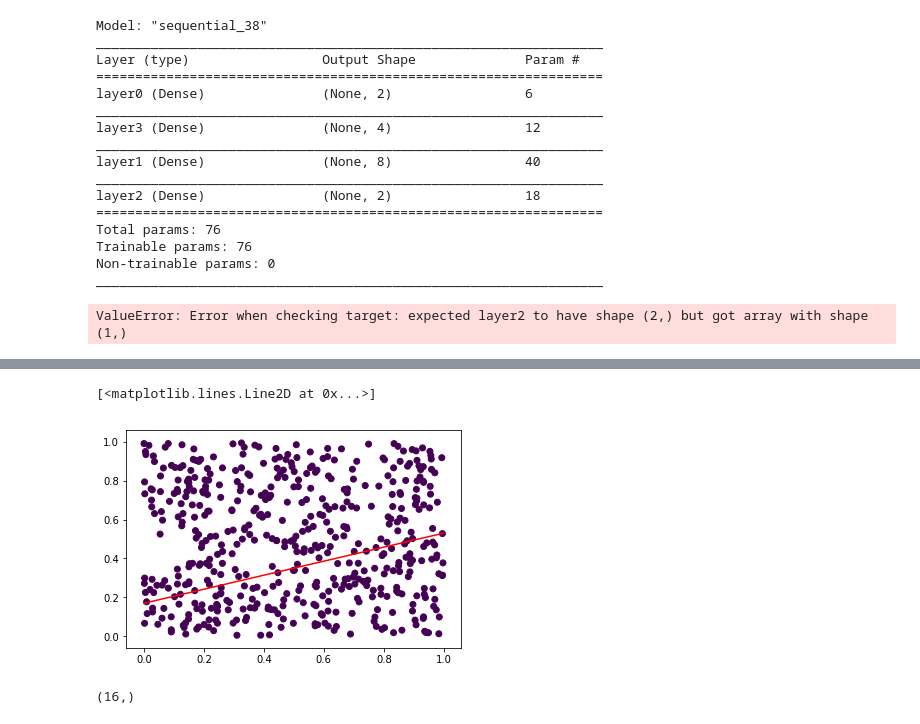
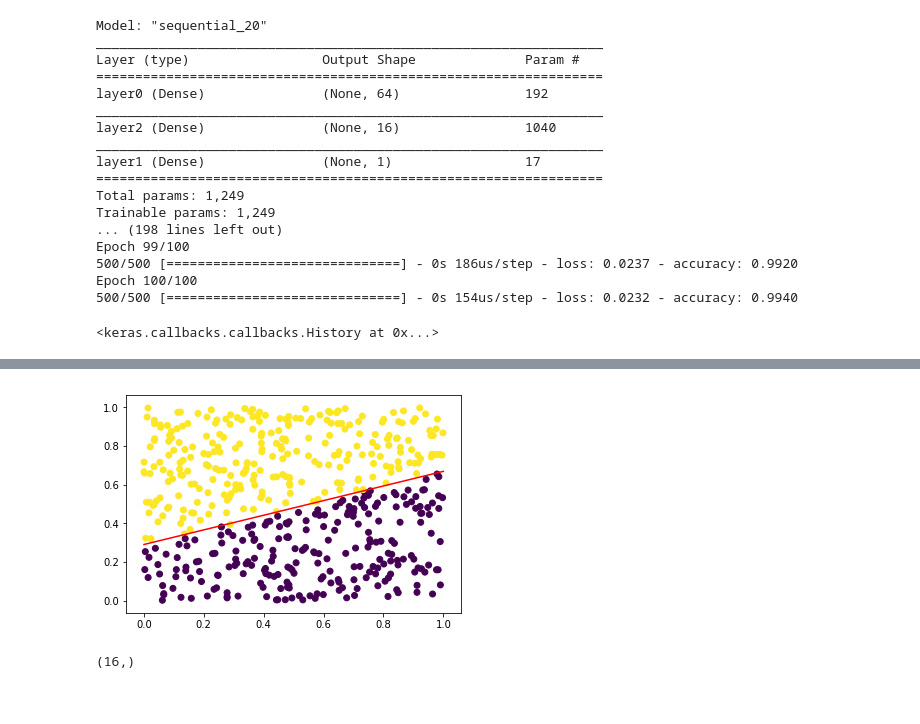
Before and after one commit to veictry/pickerr, a Jupyter notebook: demo_jupy.ipynb, the cells around one changed output, grey strips where cells are left out. Saved outputs shown, nothing was run; the diff lists cells and outputs as text; code cells hidden in the pictures.

```diff
--- a/demo_jupy.ipynb
+++ b/demo_jupy.ipynb
@@ -28,40 +28,39 @@ from keras.layers import Dense
 x_train = xn
 y_train = yn
 model = Sequential()
-model.add(Dense(2, input_shape=(2,), activation='relu', name='layer0'))
-model.add(Dense(4, activation='relu', name='layer3'))
-model.add(Dense(8, activation='relu', name='layer1'))
-model.add(Dense(2, activation='softmax', name='layer2'))
-model.compile(optimizer='adam',
-              loss='categorical_crossentropy',
+model.add(Dense(64, input_shape=(2,), activation='relu', name='layer0'))
+model.add(Dense(16, activation='relu', name='layer2'))
+model.add(Dense(1, activation='sigmoid', name='layer1'))
+model.compile(optimizer='rmsprop',
+              loss='binary_crossentropy',
               metrics=['accuracy'])
 model.summary()
 model.fit(x_train, y_train,
           epochs=100,
-          batch_size=8
+          batch_size=32
           )
 # %% [output]
-Model: "sequential_38"
+Model: "sequential_20"
 _________________________________________________________________
 Layer (type)                 Output Shape              Param #
 =================================================================
-layer0 (Dense)               (None, 2)                 6
+layer0 (Dense)               (None, 64)                192
 _________________________________________________________________
-layer3 (Dense)               (None, 4)                 12
+layer2 (Dense)               (None, 16)                1040
 _________________________________________________________________
-layer1 (Dense)               (None, 8)                 40
-_________________________________________________________________
-layer2 (Dense)               (None, 2)                 18
+layer1 (Dense)               (None, 1)                 17
 =================================================================
-Total params: 76
-Trainable params: 76
-Non-trainable params: 0
-_________________________________________________________________
+Total params: 1,249
+Trainable params: 1,249
+... (198 lines left out)
+Epoch 99/100
+500/500 [==============================] - 0s 186us/step - loss: 0.0237 - accuracy: 0.9920
+Epoch 100/100
+500/500 [==============================] - 0s 154us/step - loss: 0.0232 - accuracy: 0.9940
-ValueError: Error when checking target: expected layer2 to have shape (2,) but got array with shape (1,)
+<keras.callbacks.callbacks.History at 0x...>
 # %%
-res = model.evaluate(x_train, y_train)
 xn2 = np.asarray(np.random.rand(N, 2), np.float)
-x2, y2 = np.transpose(xn2)
+x2, y2 = np.transpose(xn)
 pred = model.predict(xn)
 pred = pred.reshape(-1)
 c = np.zeros(N,)
@@ -77,5 +76,4 @@ plt.plot(xl, fl, 'r-')
-[<matplotlib.lines.Line2D at 0x...>]
-[figure, old version]
+[figure, new version]
 # %%
 layer_weight = model.get_layer('layer1').get_weights()
 print(layer_weight[1].shape)
```
Also changed, not shown: parts of 2 cells of this notebook, 3 other files.
